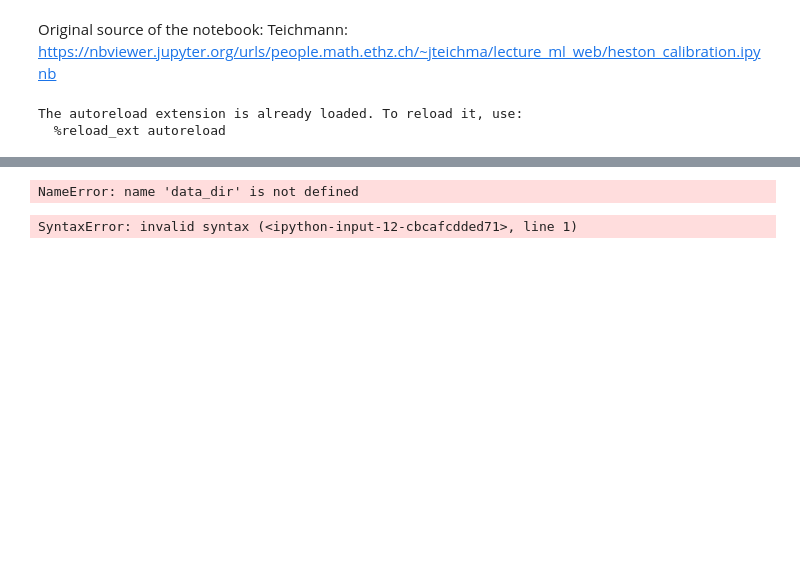
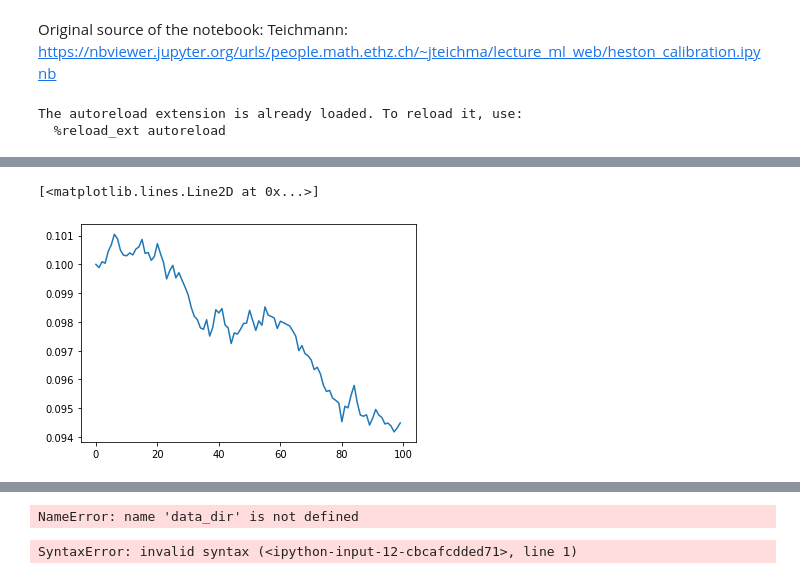
Before and after one commit to Machine-Learning-in-Finance-Spring-2020/Rough-models-calibration-with-DL, a Jupyter notebook: notebooks/atukallo/modest_heston.ipynb, the cells around one changed output, grey strips where cells are left out. Saved outputs shown, nothing was run; the diff lists cells and outputs as text; code cells hidden in the pictures; blank space fills up the shorter version.

```diff
--- a/notebooks/atukallo/modest_heston.ipynb
+++ b/notebooks/atukallo/modest_heston.ipynb
@@ -54,0 +33,5 @@ plt.plot(X[:, 0])
+# %%
+plt.plot(V[:, 0])
+# %% [output]
+[<matplotlib.lines.Line2D at 0x...>]
+[figure, added]
```
Also changed, not shown: parts of 6 cells of this notebook, 1 other file.
